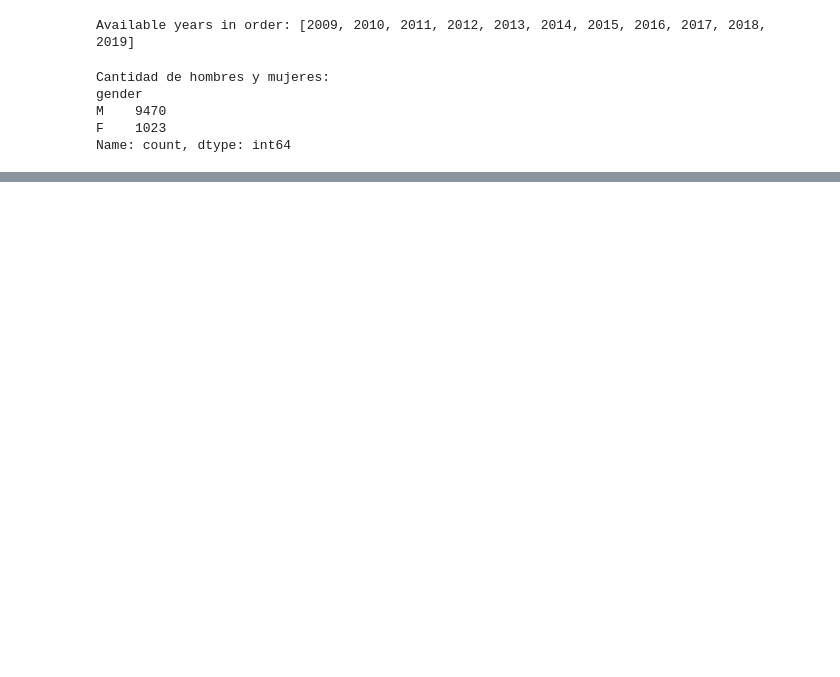
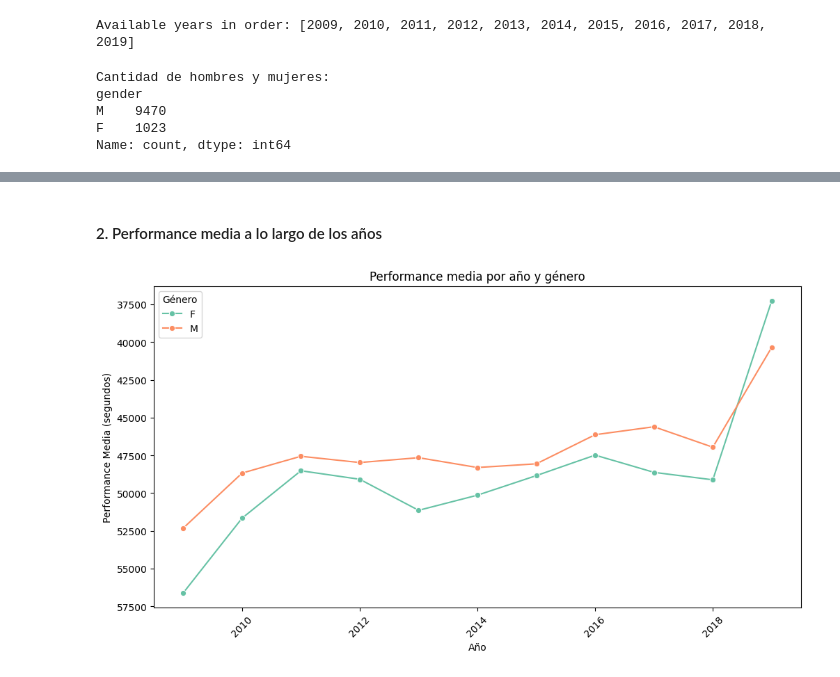
Before and after one commit to andalons/ultra-marathon-EDA, a Jupyter notebook: eda_ultra_marathon.ipynb, the cells around one changed output, grey strips where cells are left out. Drawn from its saved outputs; the diff is of its cells as text; code cells hidden in the pictures; blank space fills up the shorter version.

```diff
--- a/eda_ultra_marathon.ipynb
+++ b/eda_ultra_marathon.ipynb
@@ -331,0 +358,25 @@ Name: count, dtype: int64
+# %% [markdown]
+#### 2. Performance media a lo largo de los años
+# %%
+# Asegurarse de que la columna 'performance' esté en formato de segundos (si no lo está)
+df_transvulcania['performance'] = df_transvulcania['performance'].dt.total_seconds()  # Convertir a segundos
+
+# Agrupar por 'year' y 'gender' y obtener la performance media
+performance_by_year_gender = df_transvulcania.groupby(['year', 'gender'])['performance'].mean().reset_index()
+
+# Crear un gráfico de líneas para mostrar la performance media a lo largo de los años
+plt.figure(figsize=(12, 6))
+sns.lineplot(x='year', y='performance', hue='gender', data=performance_by_year_gender, marker='o', palette="Set2")
+
+# Invertir el eje Y para que los tiempos más bajos estén arriba
+plt.gca().invert_yaxis()
+
+# Configuración del gráfico
+plt.title("Performance media por año y género")
+plt.xlabel("Año")
+plt.ylabel("Performance Media (segundos)")
+plt.xticks(rotation=45)
+plt.legend(title="Género", loc="upper left")
+plt.show()
+# %% [output]
+[figure, added]
```
Also changed, not shown: parts of 20 cells of this notebook.
